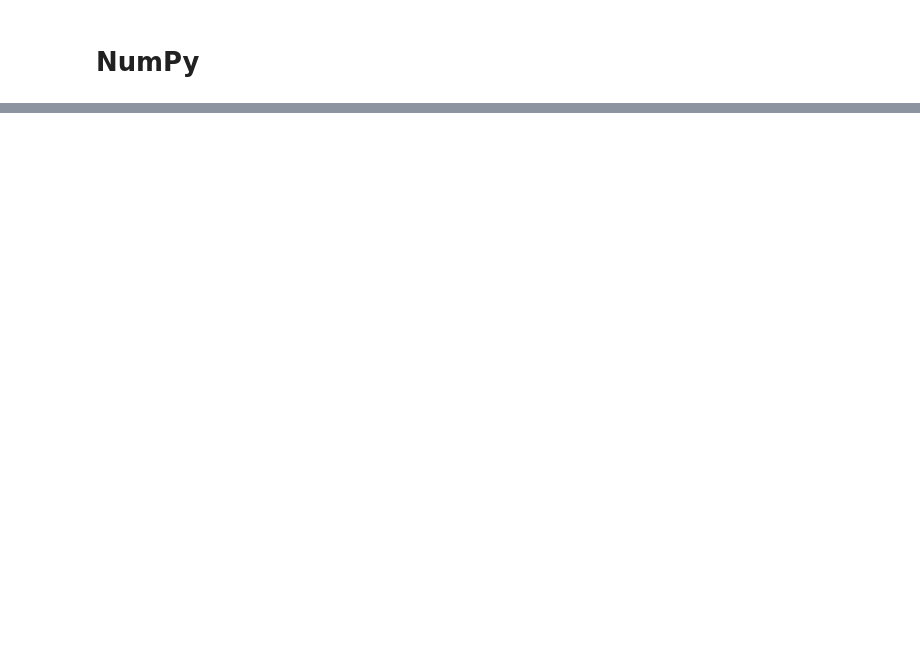
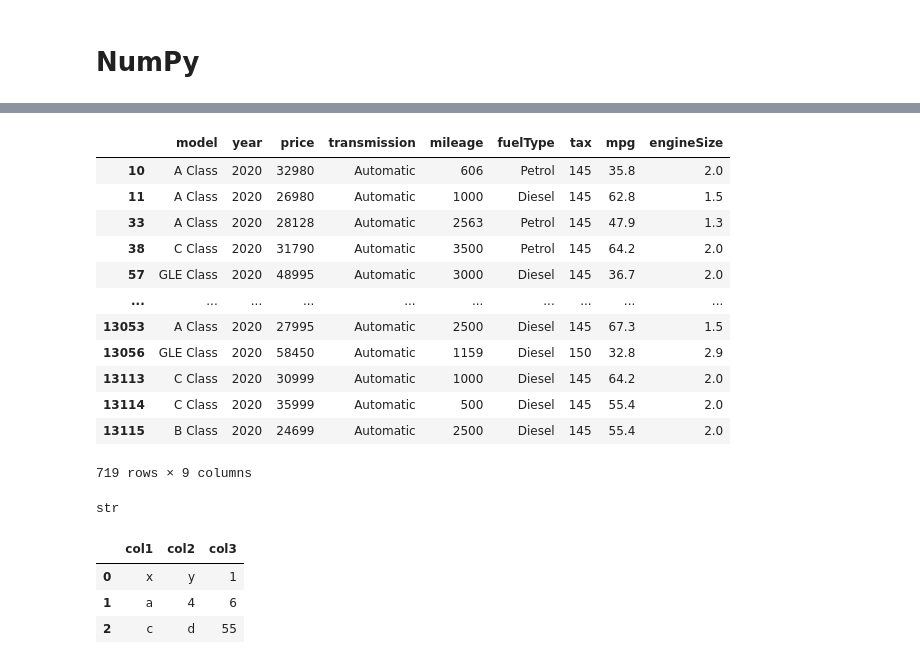
Before and after one commit to shalmali30/Python, a Jupyter notebook: Python Learnings 1.ipynb, the cells around one changed output, grey strips where cells are left out. Saved outputs shown, nothing was run; the diff lists cells and outputs as text; code cells hidden in the pictures; blank space fills up the shorter version.

```diff
--- a/Python Learnings 1.ipynb
+++ b/Python Learnings 1.ipynb
@@ -282,0 +493,3 @@ arr1
+# %%
+import pandas as pd
+df= pd.read_csv('merc.csv')
@@ -282,0 +576,16 @@ arr1
+# %%
+df[df['year']>2019]  #only display year values greater than 2019
+# %% [output]
+|  | model | year | price | transmission | mileage | fuelType | tax | mpg | engineSize |
+| 10 | A Class | 2020 | 32980 | Automatic | 606 | Petrol | 145 | 35.8 | 2.0 |
+| 11 | A Class | 2020 | 26980 | Automatic | 1000 | Diesel | 145 | 62.8 | 1.5 |
+| 33 | A Class | 2020 | 28128 | Automatic | 2563 | Petrol | 145 | 47.9 | 1.3 |
+| 38 | C Class | 2020 | 31790 | Automatic | 3500 | Petrol | 145 | 64.2 | 2.0 |
+| 57 | GLE Class | 2020 | 48995 | Automatic | 3000 | Diesel | 145 | 36.7 | 2.0 |
+| ... | ... | ... | ... | ... | ... | ... | ... | ... | ... |
+| 13053 | A Class | 2020 | 27995 | Automatic | 2500 | Diesel | 145 | 67.3 | 1.5 |
+| 13056 | GLE Class | 2020 | 58450 | Automatic | 1159 | Diesel | 150 | 32.8 | 2.9 |
+| 13113 | C Class | 2020 | 30999 | Automatic | 1000 | Diesel | 145 | 64.2 | 2.0 |
+| 13114 | C Class | 2020 | 35999 | Automatic | 500 | Diesel | 145 | 55.4 | 2.0 |
+| 13115 | B Class | 2020 | 24699 | Automatic | 2500 | Diesel | 145 | 55.4 | 2.0 |
+719 rows × 9 columns
@@ -282,0 +599,11 @@ arr1
+# %%
+type(data)
+# %% [output]
+str
+# %%
+pd.read_csv(StringIO(data))  #converting above str datatyep into the csv with the help of StringIO
+# %% [output]
+|  | col1 | col2 | col3 |
+| 0 | x | y | 1 |
+| 1 | a | 4 | 6 |
+| 2 | c | d | 55 |
```
Also changed, not shown: parts of 144 cells of this notebook.
